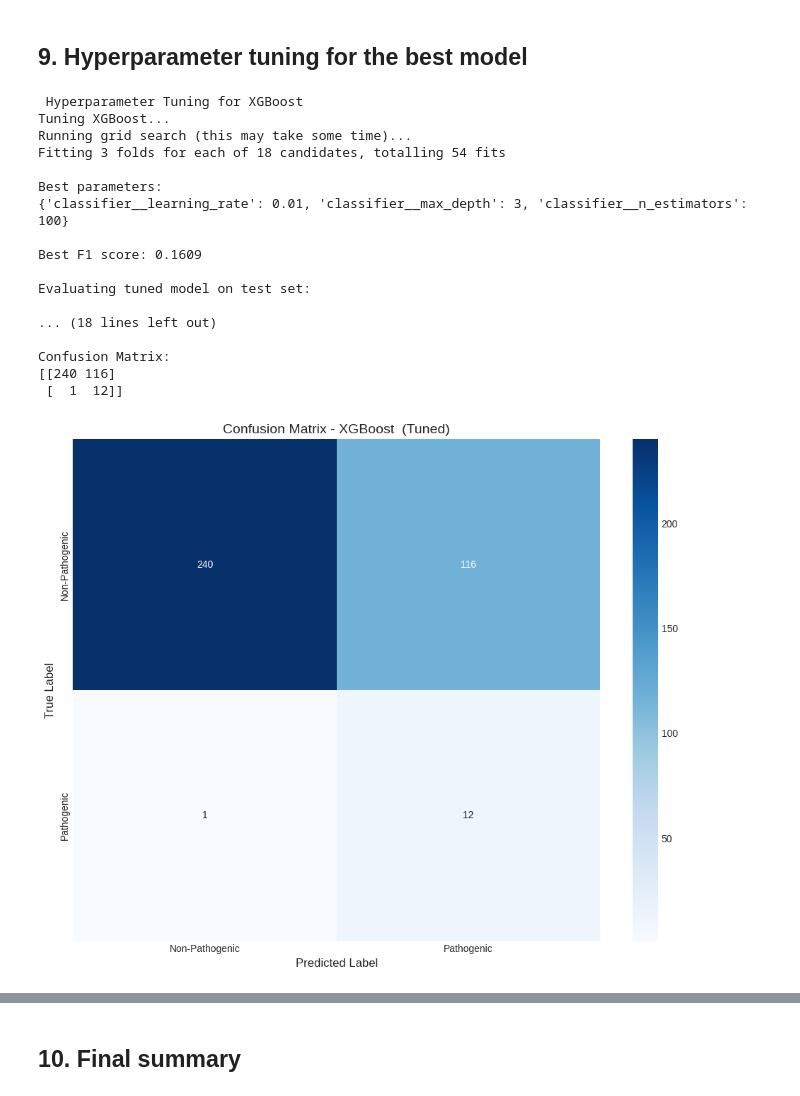
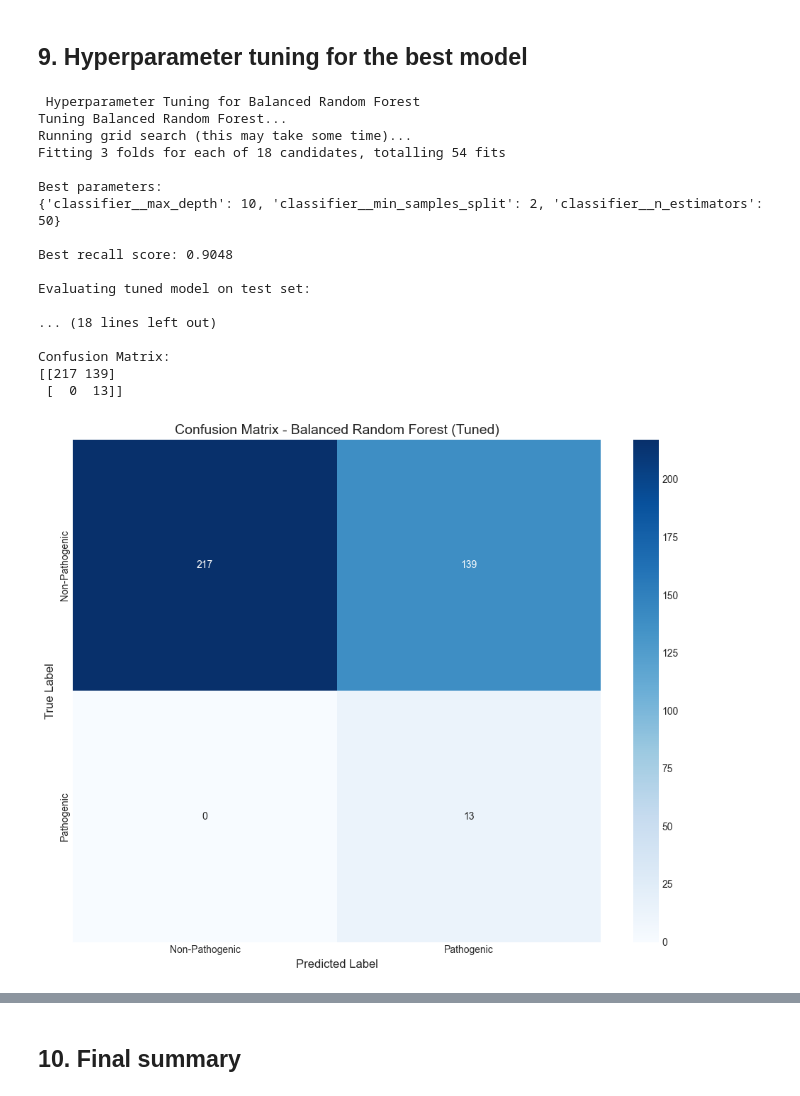
Before and after one commit to fairuzald/kds, a Jupyter notebook: ml/train.ipynb, the cells around one changed output, grey strips where cells are left out. Saved outputs shown, nothing was run; the diff lists cells and outputs as text; code cells hidden in the pictures.

```diff
--- a/ml/train.ipynb
+++ b/ml/train.ipynb
@@ -619,7 +619,7 @@ print(results_df.sort_values('f1', ascending=False))
 ## 8. Feature Importance for best model
 # %%
 
-best_model_idx = results_df['f1'].idxmax()
+best_model_idx = results_df['recall'].idxmax()
 best_model_name = results_df.loc[best_model_idx, 'model_name']
 print(f"\n Feature Importance Analysis for {best_model_name} ")
 
@@ -736,7 +736,7 @@ if param_grid:
         best_pipeline,
         param_grid,
         cv=3,
-        scoring='f1',
+        scoring='recall',
         n_jobs=-1,
         verbose=1
     )
@@ -746,42 +746,42 @@ if param_grid:
 
     print("\nBest parameters:")
     print(grid_search.best_params_)
-    print(f"\nBest F1 score: {grid_search.best_score_:.4f}")
+    print(f"\nBest recall score: {grid_search.best_score_:.4f}")
 
     best_model_tuned = grid_search.best_estimator_
 
     print("\nEvaluating tuned model on test set:")
     tuned_metrics = evaluate_model(best_model_tuned, X_test, y_test, f"{best_model_name} (Tuned)")
 
     all_model_results.append(tuned_metrics)
 
     print("\n Final Model Comparison (including tuned model) ")
     final_results_df = pd.DataFrame(all_model_results)
-    print(final_results_df.sort_values('f1', ascending=False))
+    print(final_results_df.sort_values('recall', ascending=False))
 
     output_file = f'../ml/models/bacteria_classifier_{best_model_name.replace(" ", "_").lower()}_tuned.pkl'
     joblib.dump(best_model_tuned, output_file)
     print(f"\nTuned model saved to: {output_file}")
 else:
     output_file = f'../ml/models/bacteria_classifier_{best_model_name.replace(" ", "_").lower()}.pkl'
     joblib.dump(best_pipeline, output_file)
     print(f"\nBest model saved to: {output_file}")
 # %% [output]
- Hyperparameter Tuning for XGBoost
-Tuning XGBoost...
+ Hyperparameter Tuning for Balanced Random Forest
+Tuning Balanced Random Forest...
 Running grid search (this may take some time)...
 Fitting 3 folds for each of 18 candidates, totalling 54 fits
 
 Best parameters:
-{'classifier__learning_rate': 0.01, 'classifier__max_depth': 3, 'classifier__n_estimators': 100}
+{'classifier__max_depth': 10, 'classifier__min_samples_split': 2, 'classifier__n_estimators': 50}
 
-Best F1 score: 0.1609
+Best recall score: 0.9048
 
 Evaluating tuned model on test set:
 
 ... (18 lines left out)
 
 Confusion Matrix:
-[[240 116]
- [  1  12]]
+[[217 139]
+ [  0  13]]
-[figure, old version]
+[figure, new version]
```
Also changed, not shown: parts of 10 cells of this notebook, 35 other files.
